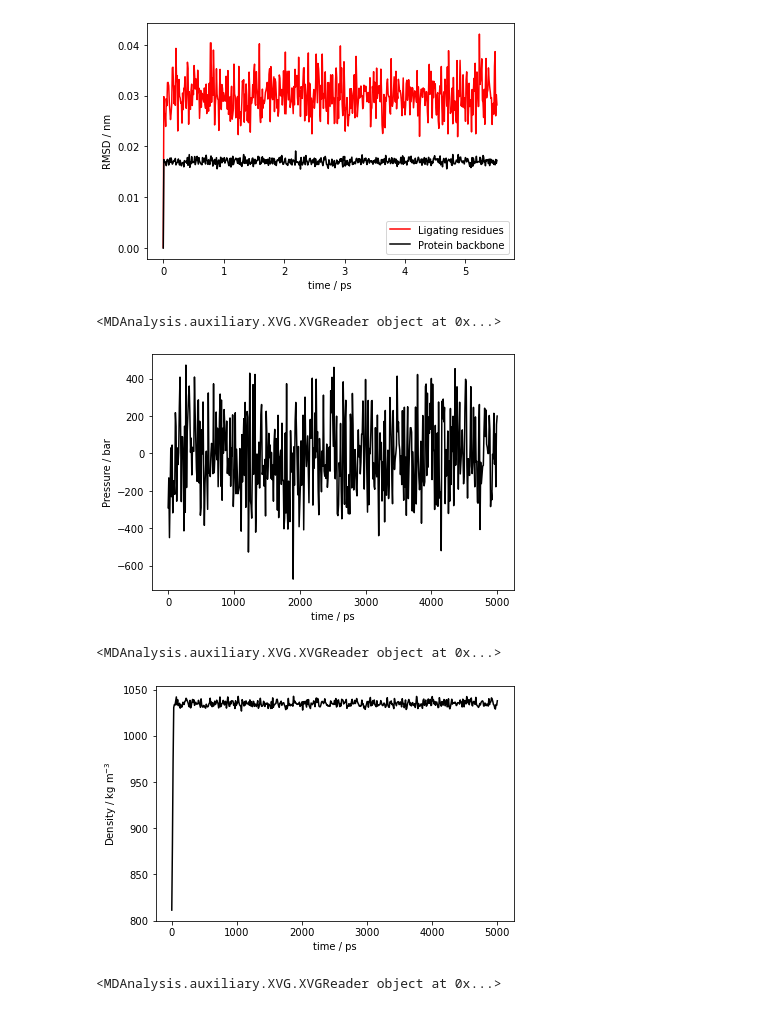
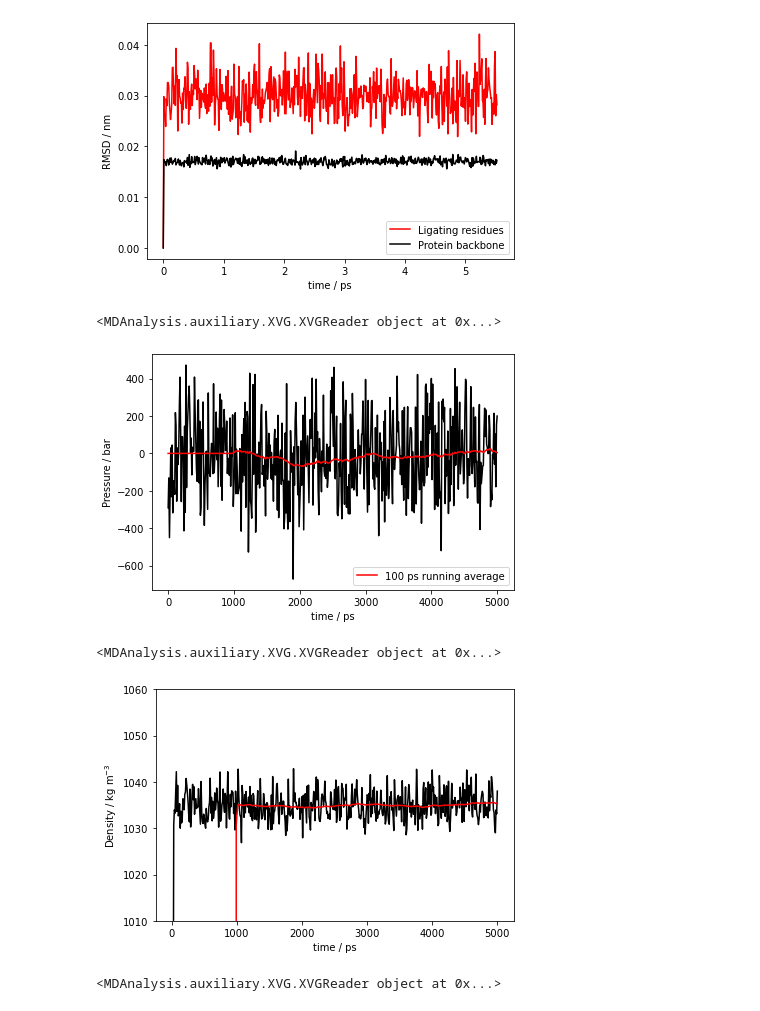
Before and after one commit to meyresearch/metalloenzymes, a Jupyter notebook: vim_2/scripts/plot_gmx_energy.ipynb, the cells around one changed output. Cells and saved outputs as stored; diff of their text form; code cells hidden in the pictures.

Commit message:
running avg plots

```diff
--- a/vim_2/scripts/plot_gmx_energy.ipynb
+++ b/vim_2/scripts/plot_gmx_energy.ipynb
@@ -87,28 +96,38 @@ reader = mda.auxiliary.XVG.XVGReader(pressure_file)
 print(reader)
 time = [step.data[0] for step in reader]
 pressure = [step.data[1] for step in reader]
+pressure_df = pd.DataFrame({"time": time, "pressure": pressure})
+running_avg = pressure_df["pressure"].rolling(window=100).mean().to_numpy()
+avg_pressure = np.where(np.isnan(running_avg), 0, running_avg)
 plt.plot(time, pressure, c="black")
+plt.plot(time, avg_pressure, c="red", label="100 ps running average")
 plt.xlabel("time / ps")
 plt.ylabel("Pressure / bar")
+plt.legend()
 plt.tight_layout()
-plt.savefig("../plots/pressure.png")
+plt.savefig("../plots/pressure.png", dpi=1000, transparent=True)
 # %% [output]
 <MDAnalysis.auxiliary.XVG.XVGReader object at 0x...>
-[figure, old version]
+[figure, new version]
 # %%
 density_file = "../npt/density.xvg"
 reader = mda.auxiliary.XVG.XVGReader(density_file)
 print(reader)
 time = [step.data[0] for step in reader]
 density = [step.data[1] for step in reader]
+density_df = pd.DataFrame({"time": time, "density": density})
+running_avg = density_df["density"].rolling(window=100).mean().to_numpy()
+avg_density = np.where(np.isnan(running_avg), 0, running_avg)
 plt.plot(time, density, c="black")
+plt.plot(time, avg_density, c="red", label="100 ps running average")
 plt.xlabel("time / ps")
 plt.ylabel(r"Density / kg m$^{-3}$")
+plt.ylim(1010, 1060)
 plt.tight_layout()
 plt.savefig("../plots/density.png")
 # %% [output]
 <MDAnalysis.auxiliary.XVG.XVGReader object at 0x...>
-[figure, old version]
+[figure, new version]
 # %%
 rmsd_file = "../npt/rmsd.xvg"
 reader = mda.auxiliary.XVG.XVGReader(rmsd_file)
```
Also changed, not shown: parts of 3 cells of this notebook, 10 other files.
